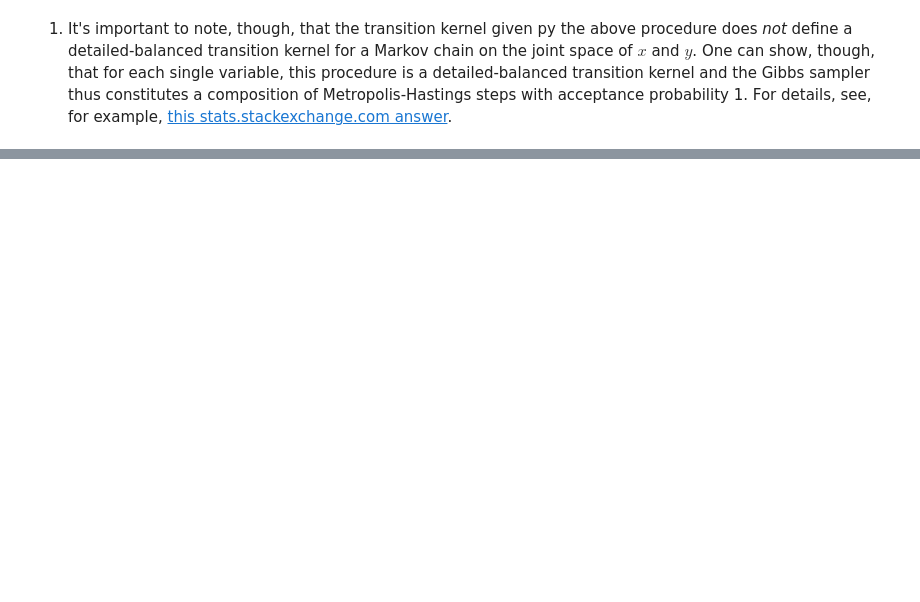
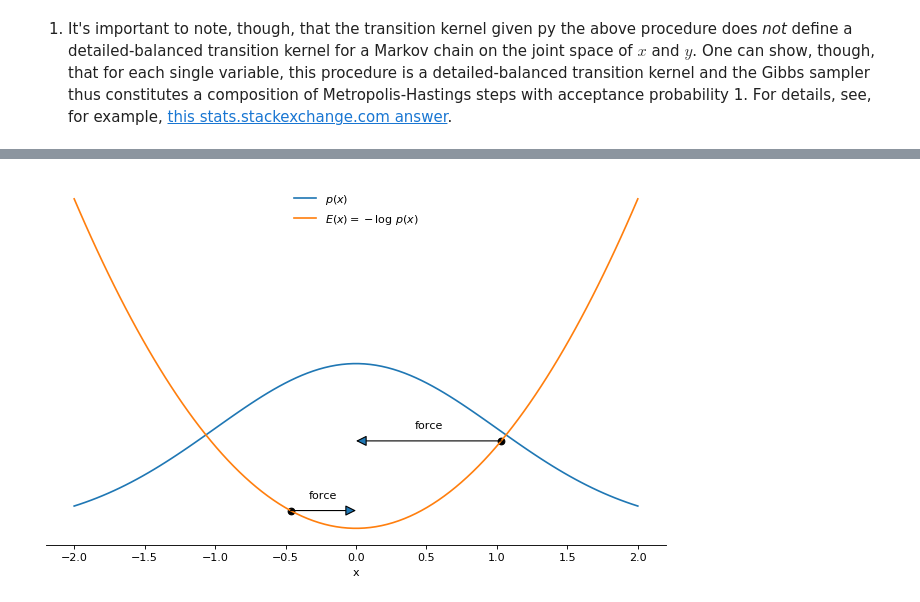
Before and after one commit to tweag/blog-resources, a Jupyter notebook: mcmc-intro/mcmc_introduction.ipynb, the cells around one changed output, grey strips where cells are left out. Saved outputs shown, nothing was run; the diff lists cells and outputs as text; code cells hidden in the pictures; blank space fills up the shorter version.

```diff
--- a/mcmc-intro/mcmc_introduction.ipynb
+++ b/mcmc-intro/mcmc_introduction.ipynb
@@ -740,0 +764,39 @@ a fancy Metropolis-Hastings variant which takes into account the derivative of t
+# %%
+import numpy as np
+import matplotlib.pyplot as plt
+
+np.random.seed(42)
+
+xspace = np.linspace(-2, 2, 100)
+unnormalized_probs = np.exp(-0.5 * xspace ** 2)
+energies = 0.5 * xspace ** 2
+
+fig, ax = plt.subplots(dpi=80)
+ax.plot(xspace, unnormalized_probs, label=r"$p(x)$")
+ax.plot(xspace, energies, label=r"$E(x)=-\log\ p(x)$")
+prop = dict(arrowstyle="-|>,head_width=0.4,head_length=0.8",
+            shrinkA=0,shrinkB=0)
+x_index1 = 75
+ax.scatter((xspace[x_index1],), (energies[x_index1],), color="k")
+a_start1 = np.array((xspace[x_index1], energies[x_index1]))
+a_end1 = np.array((xspace[x_index1] - xspace[x_index1], energies[x_index1]))
+ax.annotate("",a_end1, a_start1, arrowprops=prop)
+text_pos1 = (a_start1[0] + 0.5 * (a_end1[0] - a_start1[0]), a_end1[1] + 0.075)
+ax.text(*text_pos1, r"force", horizontalalignment="center")
+
+x_index2 = 38
+ax.scatter((xspace[x_index2],), (energies[x_index2],), color="k")
+a_start2 = np.array((xspace[x_index2], energies[x_index2]))
+a_end2 = np.array((xspace[x_index2] - xspace[x_index2], energies[x_index2]))
+ax.annotate("",a_end2, a_start2, arrowprops=prop)
+text_pos2 = (a_start2[0] + 0.5 * (a_end2[0] - a_start2[0]), a_end2[1] + 0.075, )
+ax.text(*text_pos2, r"force", horizontalalignment="center")
+
+ax.set_xlabel("x")
+ax.set_yticks(())
+for spine in ('top', 'right', 'left'):
+    ax.spines[spine].set_visible(False)
+ax.legend(frameon=False)
+plt.show()
+# %% [output]
+[figure, added]
```
Also changed, not shown: parts of 30 cells of this notebook.
